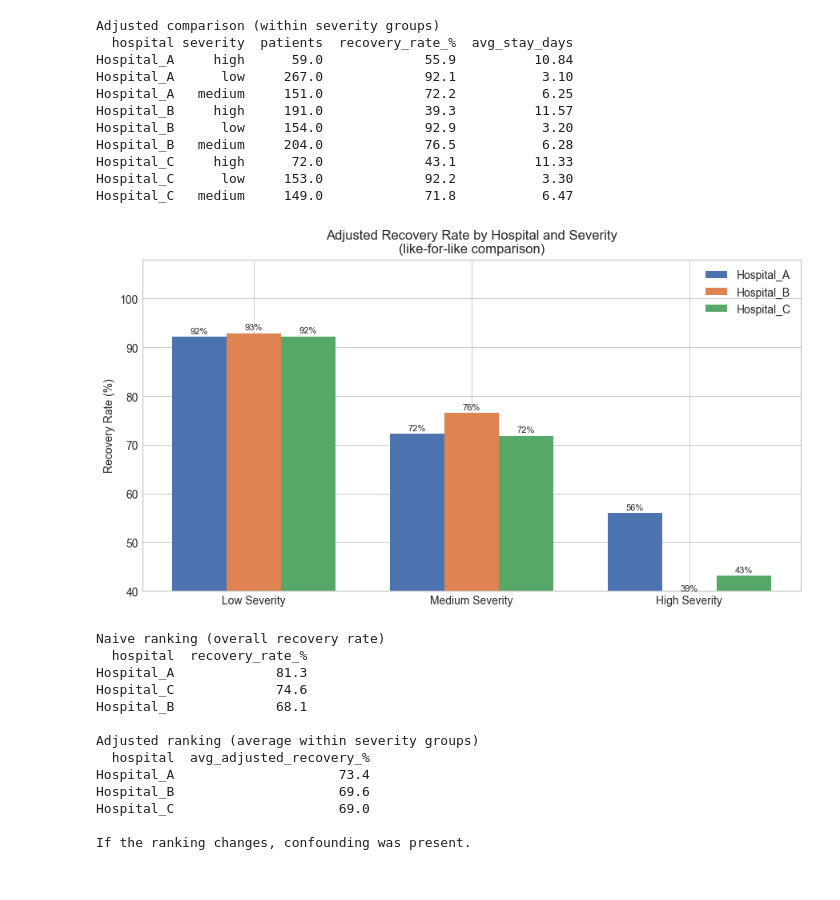
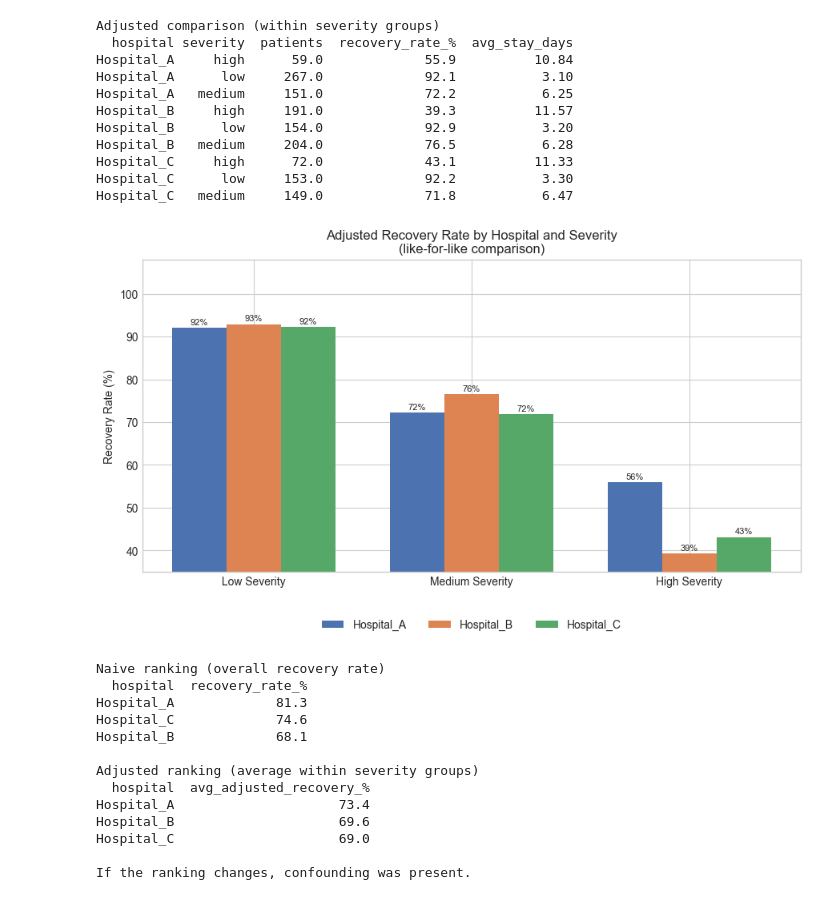
Before and after one commit to IliasBro/DS-Python-Fundamentals-Individual-Project, a Jupyter notebook: Analysis.ipynb, the cells around one changed output. Saved outputs shown, nothing was run; the diff lists cells and outputs as text; code cells hidden in the pictures.

```diff
--- a/Analysis.ipynb
+++ b/Analysis.ipynb
@@ -406,38 +438,45 @@ hospitals = sorted(df["hospital"].unique())
 colors = {"Hospital_A": "#4C72B0", "Hospital_B": "#DD8452", "Hospital_C": "#55A868"}
 
 x = np.arange(len(severity_order))
 width = 0.25  # width of each bar
 
-fig, ax = plt.subplots(figsize=(9, 5))
+fig, ax = plt.subplots(figsize=(9, 5.4))
 
 for i, hospital in enumerate(hospitals):
     # Get recovery rate for each severity level for this hospital
     rates = []
     for sev in severity_order:
         mask = (adjusted_results["hospital"] == hospital) & (adjusted_results["severity"] == sev)
         rate = adjusted_results.loc[mask, "recovery_rate_%"].values
         rates.append(rate[0] if len(rate) > 0 else 0)
 
     offset = (i - 1) * width  # center the group of bars
     bars = ax.bar(x + offset, rates, width, label=hospital, color=colors[hospital])
 
     # Add value labels
     for bar in bars:
         height = bar.get_height()
         ax.text(bar.get_x() + bar.get_width() / 2, height + 0.4,
                 f"{height:.0f}%", ha="center", va="bottom", fontsize=8)
 
 ax.set_xticks(x)
 ax.set_xticklabels(["Low Severity", "Medium Severity", "High Severity"])
 ax.set_ylabel("Recovery Rate (%)")
-ax.set_ylim(40, 108)
+ax.set_ylim(35, 108)
 ax.set_title("Adjusted Recovery Rate by Hospital and Severity\n(like-for-like comparison)")
-ax.legend()
+
+# Legend below the x-axis instead of inside the plot
+ax.legend(
+    loc="upper center",
+    bbox_to_anchor=(0.5, -0.12),
+    ncol=3,
+    frameon=False
+)
+
 plt.tight_layout()
-plt.savefig("Plots/plot_adjusted_recovery.png", dpi=150)
 plt.show()
 # %% [output]
-[figure, old version]
+[figure, new version]
 # %%
 # Step 4: Quantify the confounding effect
 # Compare naive ranks vs adjusted ranks
```
Also changed, not shown: parts of 26 cells of this notebook, 4 other files.
